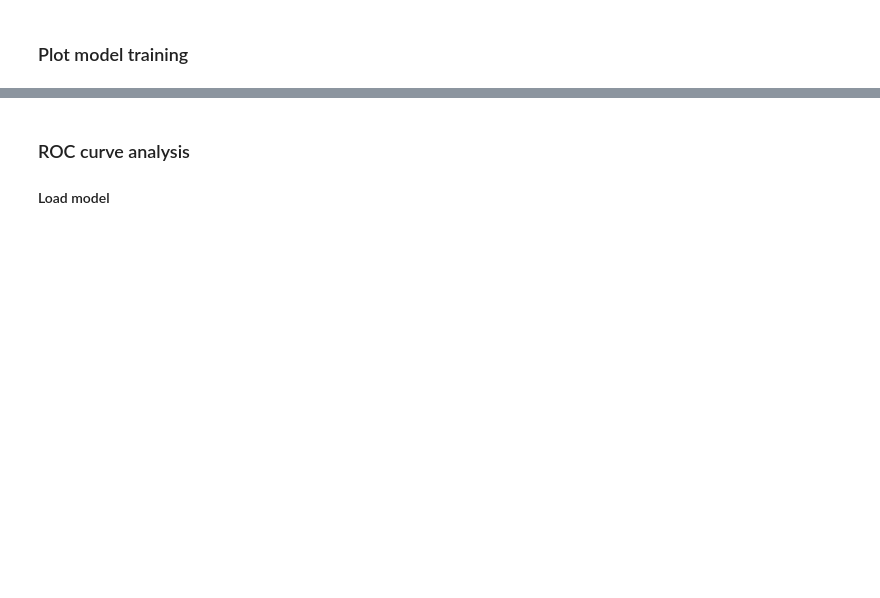
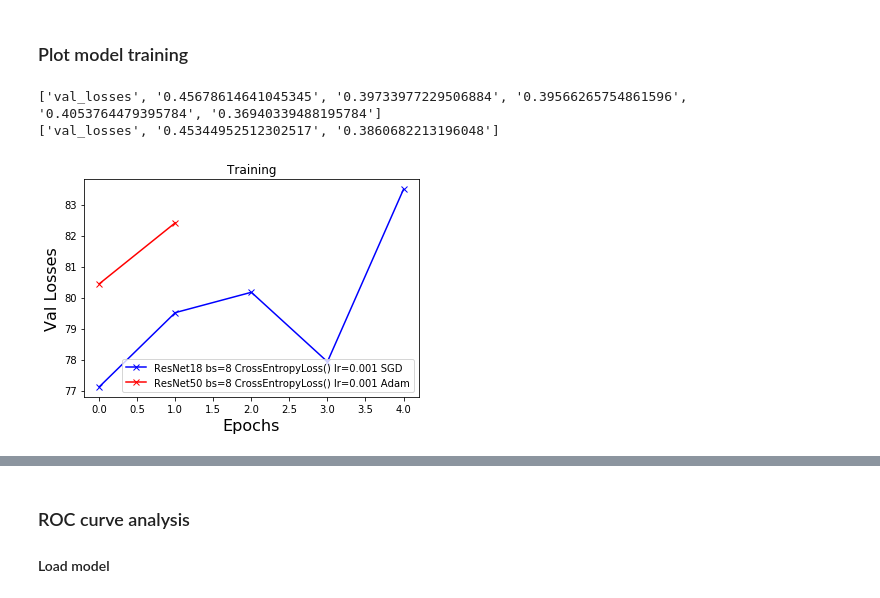
Before and after one commit to svapili/FS2019_ATML_Group2, a Jupyter notebook: scripts/FS2019_ATML_group2.ipynb, the cells around one changed output, grey strips where cells are left out. Drawn from its saved outputs; the diff is of its cells as text; code cells hidden in the pictures; blank space fills up the shorter version.

Commit message:
Add last results and add comments to .ipynb file

```diff
--- a/scripts/FS2019_ATML_group2.ipynb
+++ b/scripts/FS2019_ATML_group2.ipynb
@@ -401,8 +360,9 @@ No improvement for 5 epochs; training stopped.
 # %%
-files = glob.glob(results_dir + "/_*.csv", recursive=True)
-files.sort()
-print('Configuration \t'.expandtabs(60), 'Accuracy \t' , 'Specificity \t Sensitivity')
-for f in files:
+# Comparing files beginning with an underline (i.e. "_")
+files_ = glob.glob(results_dir + "/_*.csv", recursive=True)
+files_.sort()
+print('Configuration \t'.expandtabs(60), 'Epochs \t', 'Accuracy \t' , 'Specificity \t Sensitivity')
+for f in files_:
     file_name = f.rsplit('/')[-1]
     parameters = file_name.split('_')
     netname = parameters[1]
@@ -411,6 +371,7 @@ for f in files:
     lr = parameters[4]
     optimizer = parameters[5]
     epochs_s = parameters[6]
+    epoch_nr = parameters[7].split('.')[0]
     if lr == "lr=0.001" and batch_size=="bs=8":
         with open(f) as csv_file:
             csv_reader = csv.reader(csv_file, delimiter=',')
@@ -434,7 +395,7 @@ for f in files:
 
             epochs = list(range(1,len(val_accuracies)))
 
-        print("------------------------------------------------------------------------------------------------------------")
-        print(netname, batch_size, loss_fn, lr, optimizer, epochs_s, '\t|\t', val_accuracies[2][0:4], '\t|\t', str(specificity)[0:4], '\t|\t', str(sensitivity)[0:4])
-        #print("%.2f" % (float(val_accuracies[-1])))
+    print("-----------------------------------------------------------------------------------------------------------------------")
+    print(netname, batch_size, loss_fn, lr, '\t', optimizer, '\t|\t', str(2), '\t|\t', val_accuracies[2][0:4], '\t|\t', str(specificity)[0:4], '\t|\t', str(sensitivity)[0:4])
+    #print("%.2f" % (float(val_accuracies[-1])))
 # %% [output]
@@ -450,8 +504,8 @@ IndexError: list index out of range
 ### Plot model training
 # %%
 files_plot = []
-files_plot.append(files[5])
-files_plot.append(files[8])
+files_plot.append(files_[4])
+files_plot.append(files_[6])
 
 curve_properties = ['xb-','xr-']
 
@@ -472,30 +526,34 @@ for f in files_plot:
             for row in csv_reader:
                 list_training.append(row)
             train_losses = list_training[0]
             train_accuracies = list_training[1]
             val_losses = list_training[2]
             val_accuracies = list_training[3]
 
             time = list_training[4]
 
             TP = int(list_training[5][-1])
             TN = int(list_training[6][-1])
             FP = int(list_training[7][-1])
             FN = int(list_training[8][-1])
 
             specificity = TP/(TP+FN)
             sensitivity = TN/(TN+FP)
 
             epochs = list(range(1,len(val_accuracies)))
 
         #val_losses = (list(np.float_(val_losses[1:])))
         val_accuracies = (list(np.float_(val_accuracies[1:])))
         print(val_losses)
         epochs = range(0,len(val_losses[1:]))
         #plt.plot(val_losses,'xb-',label = "Res-NET 50")
         plt.plot(val_accuracies,curve_properties[idx],label = netname+batch_size+' '+loss_fn+' '+lr+' '+optimizer)
         plt.legend(loc=4)
         plt.title('Training')
         plt.xlabel('Epochs', fontsize=16)
         plt.ylabel('Val Losses', fontsize=16)
         idx=+1
+# %% [output]
+['val_losses', '0.45678614641045345', '0.39733977229506884', '0.39566265754861596', '0.4053764479395784', '0.36940339488195784']
+['val_losses', '0.45344952512302517', '0.3860682213196048']
+[figure, added]
```
Also changed, not shown: parts of 17 cells of this notebook, 29 other files.
